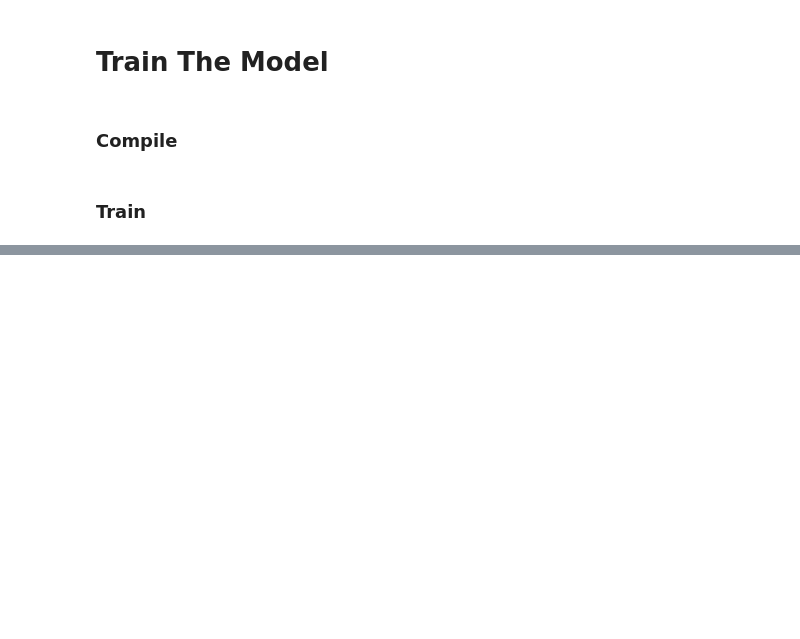
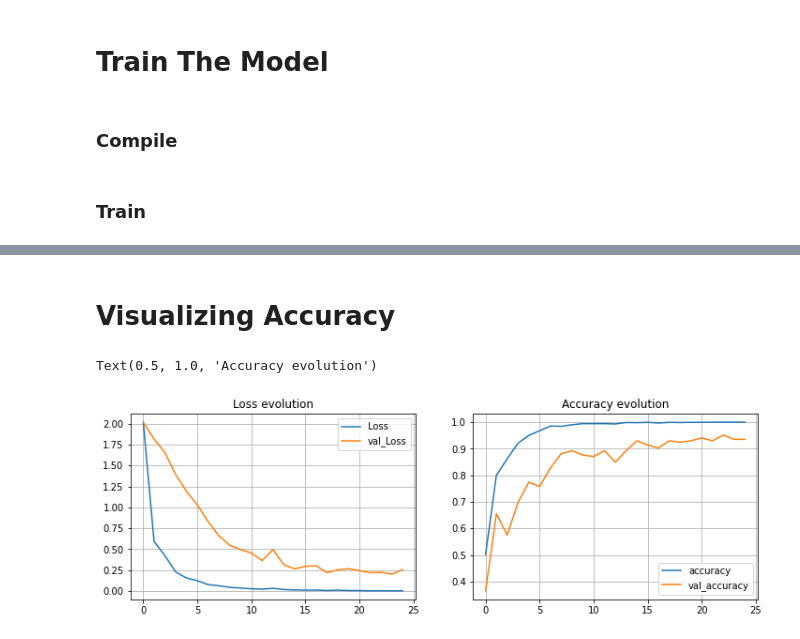
Before and after one commit to D-VPN/M2-D-VPN, a Jupyter notebook: tf-model/hand-sign-digits-recognition.ipynb, the cells around one changed output, grey strips where cells are left out. Saved outputs shown, nothing was run; the diff lists cells and outputs as text; code cells hidden in the pictures; blank space fills up the shorter version.

Commit message:
create new model and visualize performance

```diff
--- a/tf-model/hand-sign-digits-recognition.ipynb
+++ b/tf-model/hand-sign-digits-recognition.ipynb
@@ -186,24 +186,23 @@ learning_rate = 1e-3
 # %%
 mlp = Sequential()
 
-mlp.add(Conv2D(32, (3,3), padding = 'same', activation = 'relu',
+mlp.add(Conv2D(64, (3,3), padding = 'same', activation = 'relu',
                input_shape = (IMAGE_HEIGHT,IMAGE_WIDTH, COLOR_CHANNELS)))
 mlp.add(MaxPooling2D(pool_size = (2, 2)))
-# mlp.add(Dropout(0.25))
-
-mlp.add(Conv2D(64 , (3,3), padding = 'same', activation = 'relu',
-               input_shape = (IMAGE_HEIGHT,IMAGE_WIDTH, COLOR_CHANNELS)))
-mlp.add(MaxPooling2D(pool_size = (2, 2)))
-# mlp.add(Dropout(0.25))
 
 mlp.add(Conv2D(128 , (3,3), padding = 'same', activation = 'relu',
                input_shape = (IMAGE_HEIGHT,IMAGE_WIDTH, COLOR_CHANNELS)))
-# mlp.add(Dropout(0.25))
+mlp.add(MaxPooling2D(pool_size = (2, 2)))
+
+mlp.add(Conv2D(256 , (3,3), padding = 'same', activation = 'relu',
+               input_shape = (IMAGE_HEIGHT,IMAGE_WIDTH, COLOR_CHANNELS)))
+mlp.add(MaxPooling2D(pool_size = (2, 2)))
+
+mlp.add(BatchNormalization())
 
 mlp.add(Flatten())
 
-mlp.add(Dense(units = 512, activation = 'relu'))
-mlp.add(Dropout(0.25))
+mlp.add(Dropout(0.5))
 mlp.add(Dense(1024, activation='sigmoid'))
 mlp.add(Dense(NR_CLASSES, activation='softmax'))
 # %%
@@ -285,0 +369,21 @@ ERROR: Timed out waiting for TensorBoard to start. It may still be running as pi
+# %% [markdown]
+# Visualizing Accuracy
+# %%
+plt.figure(figsize=(12, 8))
+
+plt.subplot(2, 2, 1)
+plt.plot(history.history['loss'], label='Loss')
+plt.plot(history.history['val_loss'], label='val_Loss')
+plt.legend()
+plt.grid()
+plt.title('Loss evolution')
+
+plt.subplot(2, 2, 2)
+plt.plot(history.history['accuracy'], label='accuracy')
+plt.plot(history.history['val_accuracy'], label='val_accuracy')
+plt.legend()
+plt.grid()
+plt.title('Accuracy evolution')
+# %% [output]
+Text(0.5, 1.0, 'Accuracy evolution')
+[figure, added]
```
Also changed, not shown: parts of 15 cells of this notebook.
